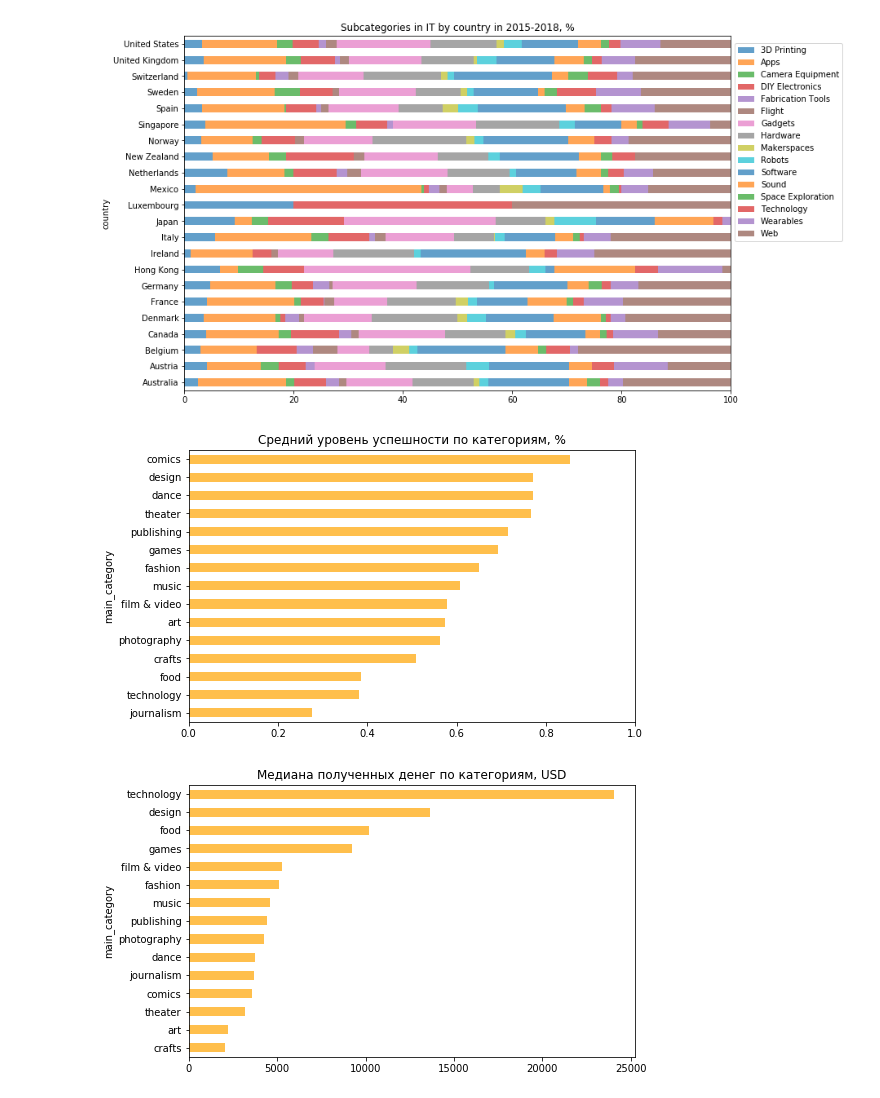
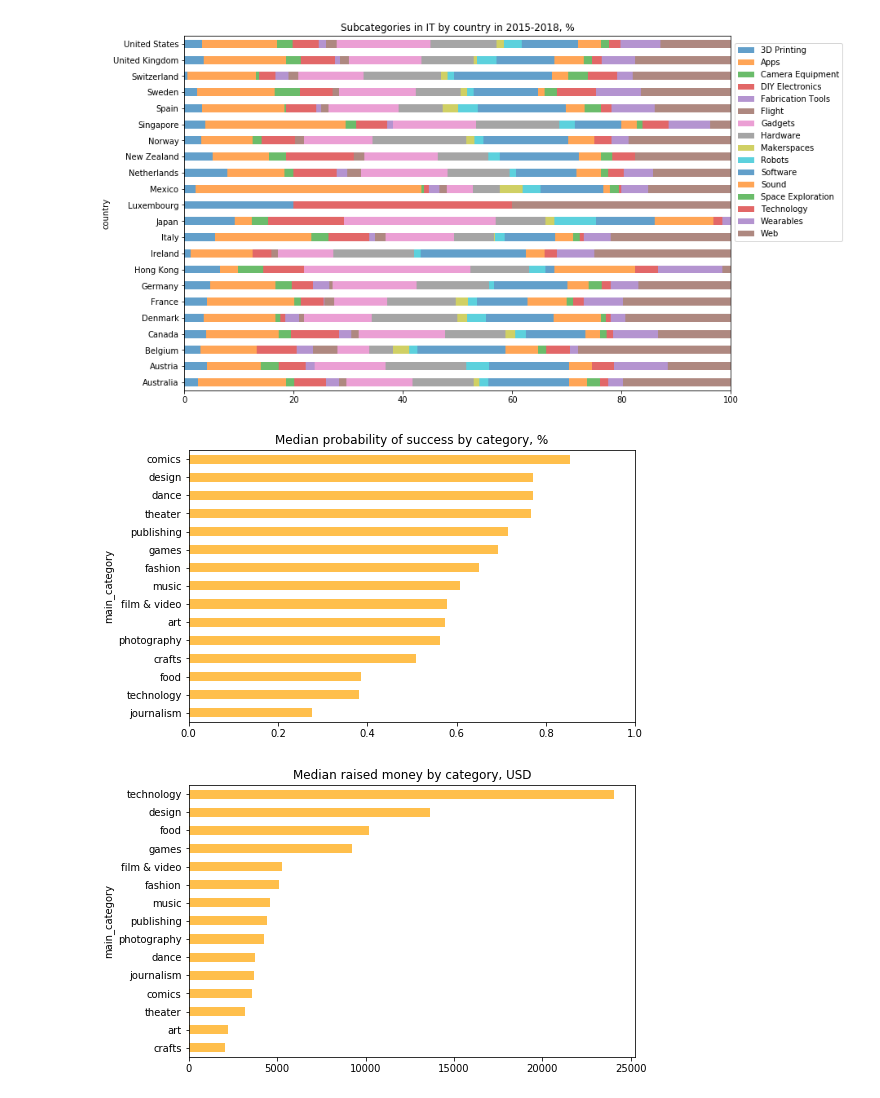
Before and after one commit to PonyCony/happy_kickstarters, a Jupyter notebook: Happy_Kickstarters.ipynb, the cells around one changed output. Saved outputs shown, nothing was run; the diff lists cells and outputs as text; code cells hidden in the pictures.

```diff
--- a/Happy_Kickstarters.ipynb
+++ b/Happy_Kickstarters.ipynb
@@ -339,11 +339,11 @@ plt.legend(loc='center left', bbox_to_anchor=(1.0, 0.7));
 [figure]
 # %%
 kick.groupby('main_category').successful.mean().sort_values().plot(kind='barh', xlim=(0,1), figsize=(8,5), alpha=0.7,
-                                                     title='Средний уровень успешности по категориям, %', color='orange');
+                                                     title='Median probability of success by category, %', color='orange');
 # %% [output]
-[figure, old version]
+[figure, new version]
 # %%
 kick[kick.successful].groupby('main_category').usd_pledged.median().sort_values().plot(kind='barh', figsize=(8,5), alpha=0.7,
-                                                     title='Медиана полученных денег по категориям, USD', color='orange');
+                                                     title='Median raised money by category, USD', color='orange');
 # %% [output]
-[figure, old version]
+[figure, new version]
```
Also changed, not shown: parts of 5 cells of this notebook.
